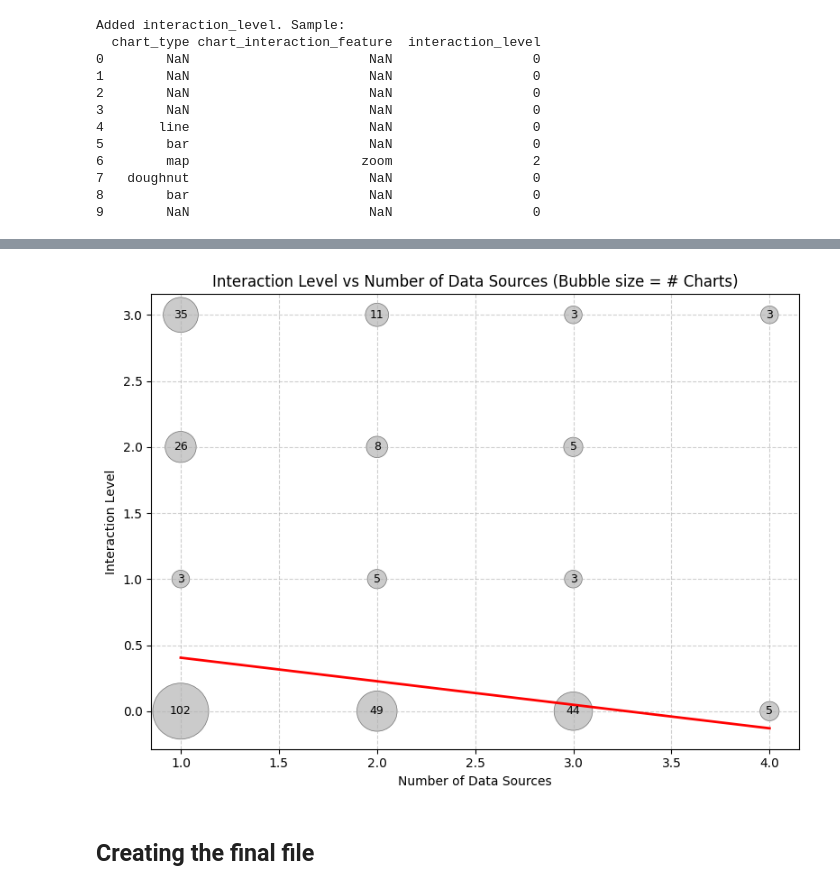
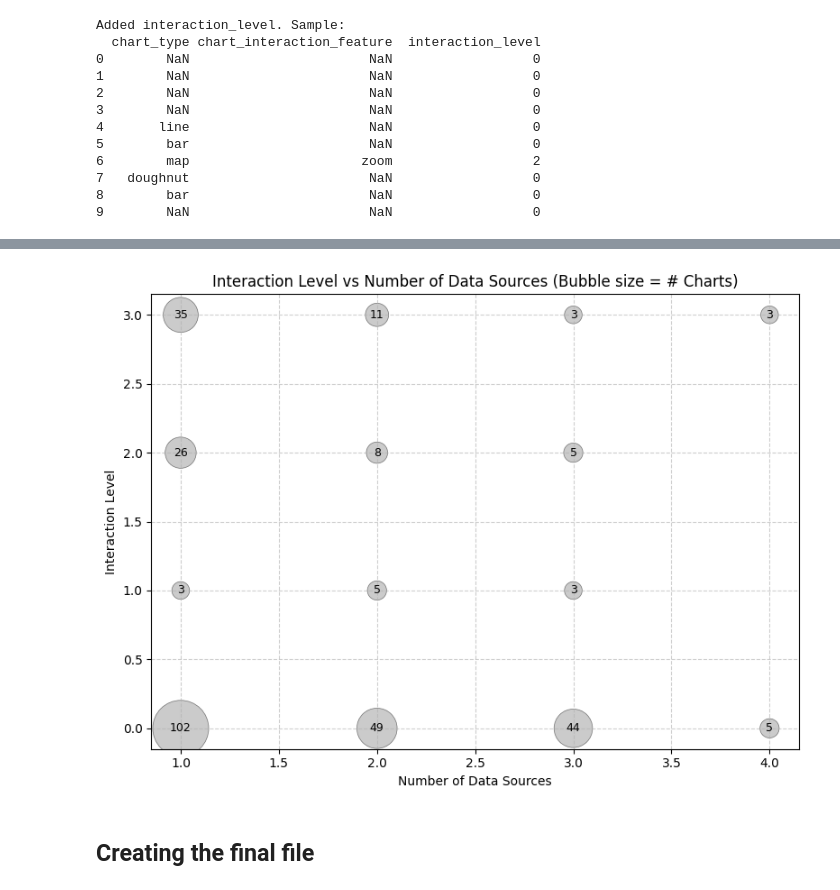
Before and after one commit to mondoboia/creator-complexity-lab, a Jupyter notebook: data_affordances_analysis.ipynb, the cells around one changed output, grey strips where cells are left out. Cells and saved outputs as stored; diff of their text form; code cells hidden in the pictures.

```diff
--- a/data_affordances_analysis.ipynb
+++ b/data_affordances_analysis.ipynb
@@ -778,57 +778,49 @@ agg = (
 # Map counts to bubble sizes
 min_size, max_size = 200, 2000
 if agg['n_charts'].max() == agg['n_charts'].min():
+    # Create equal-size bubbles when counts are constant
     sizes = np.full(len(agg), 600)
 else:
+    # Normalize bubble sizes based on n_charts
     sizes = min_size + (agg['n_charts'] - agg['n_charts'].min()) / \
             (agg['n_charts'].max() - agg['n_charts'].min()) * (max_size - min_size)
 
 # --- Plot ---
 plt.figure(figsize=(8, 6))
+
+# Bubble chart
 plt.scatter(
     agg['num_data_sources'],
     agg['interaction_level'],
     s=sizes,
     alpha=0.5,
     edgecolors='black',
     linewidths=0.5,
     color='#999999'
 )
 
 # Add the number of charts inside each bubble
 for _, row in agg.iterrows():
     plt.text(
-        row['num_data_sources'],
-        row['interaction_level'],
-        str(int(row['n_charts'])),
-        ha='center', va='center',
+        row['num_data_sources'],      # x position
+        row['interaction_level'],     # y position
+        str(int(row['n_charts'])),    # label: number of charts
+        ha='center',
+        va='center',
         fontsize=9
     )
 
-# Weighted trend line (weighted by number of charts)
-x = agg['num_data_sources'].to_numpy()
-y = agg['interaction_level'].to_numpy()
-w = agg['n_charts'].to_numpy()
-try:
-    m, b = np.polyfit(x, y, 1, w=w)
-except TypeError:
-    reps = np.clip(w.astype(int), 1, 100)
-    x_rep = np.repeat(x, reps)
-    y_rep = np.repeat(y, reps)
-    m, b = np.polyfit(x_rep, y_rep, 1)
-
-x_line = np.linspace(x.min(), x.max(), 100)
-plt.plot(x_line, m*x_line + b, color='red', linewidth=2)
 
 plt.title("Interaction Level vs Number of Data Sources (Bubble size = # Charts)")
 plt.xlabel("Number of Data Sources")
 plt.ylabel("Interaction Level")
 plt.grid(True, linestyle='--', alpha=0.6)
 plt.tight_layout()
-# Save and show the chart
+plt.savefig("imgs/bubble_interaction_data_source.png", dpi=300)
+# Render plot
 plt.show()
 # %% [output]
-[figure, old version]
+[figure, new version]
 # %% [markdown]
 ## Creating the final file
 # %%
```
Also changed, not shown: parts of 1 cell of this notebook, 3 other files.
